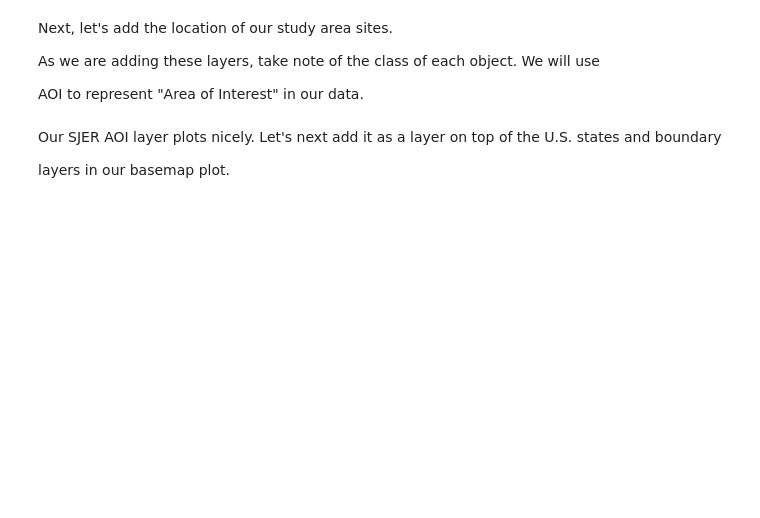
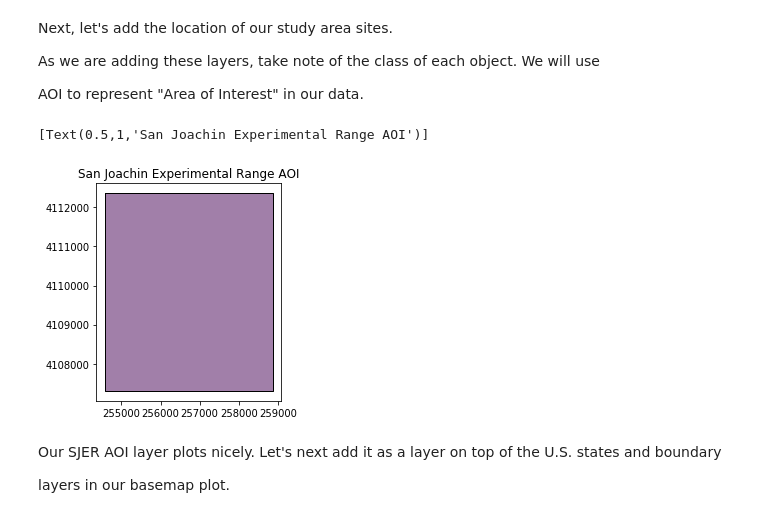
Before and after one commit to choldgraf/earthlab.github.io, a Jupyter notebook: _posts/course-materials/earth-analytics/python/live/week-5/in-class/2016-12-06-spatial04-reproject-vector-data-R.ipynb, the cells around one changed output. Drawn from its saved outputs; the diff is of its cells as text; code cells hidden in the pictures; blank space fills up the shorter version.

````diff
--- a/_posts/course-materials/earth-analytics/python/live/week-5/in-class/2016-12-06-spatial04-reproject-vector-data-R.ipynb
+++ b/_posts/course-materials/earth-analytics/python/live/week-5/in-class/2016-12-06-spatial04-reproject-vector-data-R.ipynb
@@ -295,29 +325,36 @@ As we are adding these layers, take note of the class of each object. We will us
 
 AOI to represent "Area of Interest" in our data.
 # %%
-```{r explore-units, fig.cap="plot aoi"}
+# ```{r explore-units, fig.cap="plot aoi"}
 
-# Import a polygon shapefile
+# # Import a polygon shapefile
 
-sjer_aoi <- readOGR("data/week5/california/SJER/vector_data",
+# sjer_aoi <- readOGR("data/week5/california/SJER/vector_data",
 
-                      "SJER_crop")
+#                       "SJER_crop")
 
-class(sjer_aoi)
+# class(sjer_aoi)
 
 
 
-# plot point - looks ok?
+# # plot point - looks ok?
 
-plot(sjer_aoi,
+# plot(sjer_aoi,
 
-     pch = 19,
+#      pch = 19,
 
-     col = "purple",
+#      col = "purple",
 
-     main="San Joachin Experimental Range AOI")
+#      main="San Joachin Experimental Range AOI")
 
-```
+# ```
+
+sjer_aoi = gpd.read_file(path_data + "week05/california/SJER/vector_data/SJER_crop.shp")
+ax = sjer_aoi.plot()
+ax.set(title='San Joachin Experimental Range AOI')
+# %% [output]
+[Text(0.5,1,'San Joachin Experimental Range AOI')]
+[figure, added]
 # %% [markdown]
 
 
````
Also changed, not shown: parts of 12 cells of this notebook, 1 other file.
